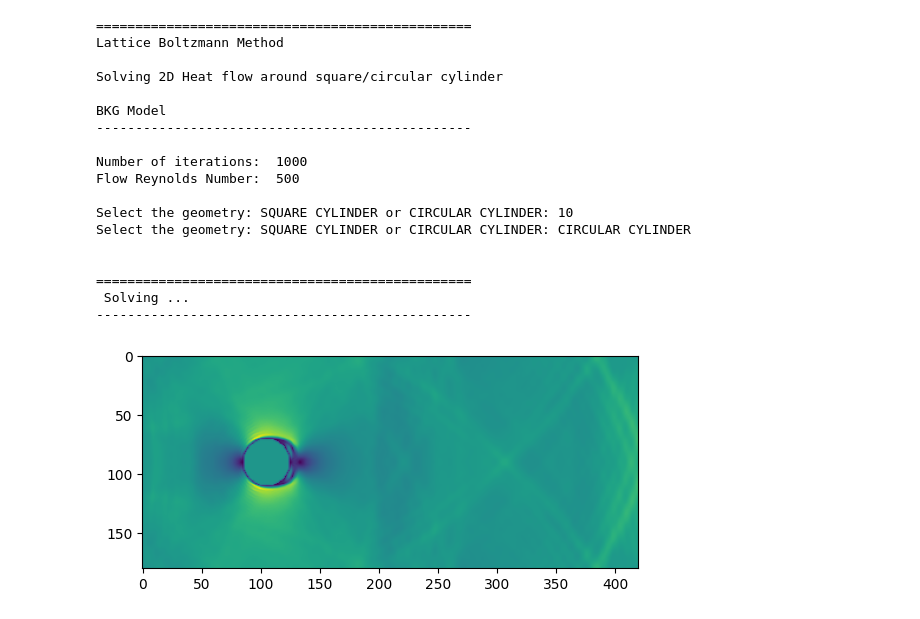
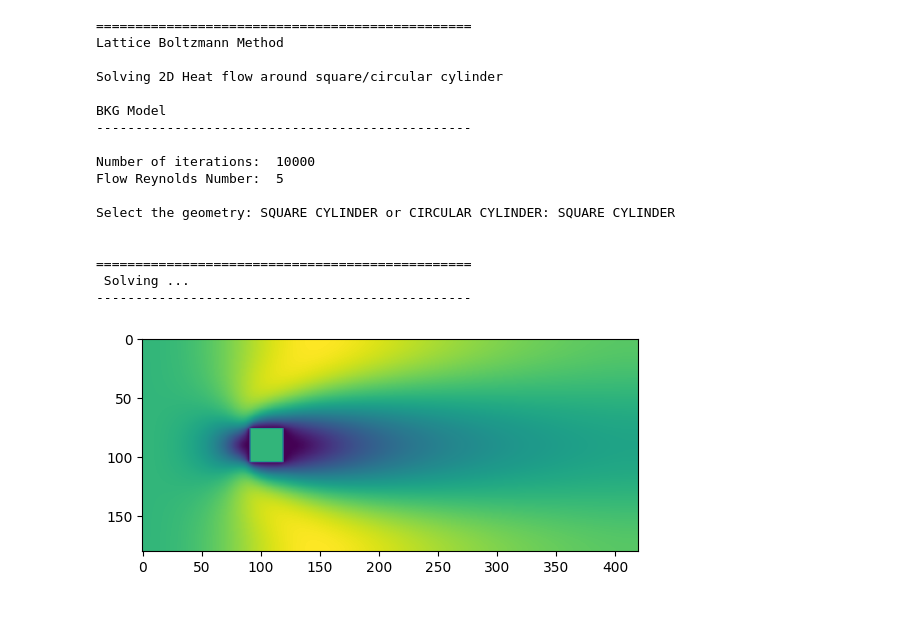
Before and after one commit to costpetrides/Fluid-Dynamics-Navier-Stokes, a Jupyter notebook: 2D-Flow-Cylinder.ipynb, the cells around one changed output. Saved outputs shown, nothing was run; the diff lists cells and outputs as text; code cells hidden in the pictures.

```diff
--- a/2D-Flow-Cylinder.ipynb
+++ b/2D-Flow-Cylinder.ipynb
@@ -4,9 +4,6 @@
 #2D Flow around cylinder
 
 #Lattice Boltzmann BKG Method
-
-#
-#
 
 from numpy import *
 import matplotlib.pyplot as plt
@@ -24,10 +21,10 @@ print(lineSingle)
 
 #flow defination
 
-iterations = 1000       #total number of time iteration
+iterations = 10000       #total number of time iteration
 print("\nNumber of iterations: ",iterations)
 
-Re         = 500          #flow reynolds number
+Re         = 5          #flow reynolds number
 print("Flow Reynolds Number: ",Re,"\n")
 
 nx, ny     = 420, 180    #number of lattice node
@@ -133,35 +130,34 @@ for time in range(iterations):
 
     for i in range(9):
         fout[i,obstacle] = fin[8-i,obstacle]
 
     #Streaming Step
 
     for i in range(9):
         fin[i,:,:] = roll(roll(fout[i,:,:], v[i,0], axis=0), v[i,1], axis=1)
 
     #Visualization of the velocity field
 
     if (time%100==0):
         plt.clf()
         plt.imshow(sqrt(u[0]**2+u[1]**2).transpose(), cmap=cm.viridis)
         plt.savefig("vel.{0:04d}.png".format(time//100),dpi=600)
 # %% [output]
 ================================================
 Lattice Boltzmann Method
 
 Solving 2D Heat flow around square/circular cylinder
 
 BKG Model
 ------------------------------------------------
 
-Number of iterations:  1000
-Flow Reynolds Number:  500
+Number of iterations:  10000
+Flow Reynolds Number:  5
 
-Select the geometry: SQUARE CYLINDER or CIRCULAR CYLINDER: 10
-Select the geometry: SQUARE CYLINDER or CIRCULAR CYLINDER: CIRCULAR CYLINDER
+Select the geometry: SQUARE CYLINDER or CIRCULAR CYLINDER: SQUARE CYLINDER
 
 
 ================================================
  Solving ...
 ------------------------------------------------
-[figure, old version]
+[figure, new version]
```
